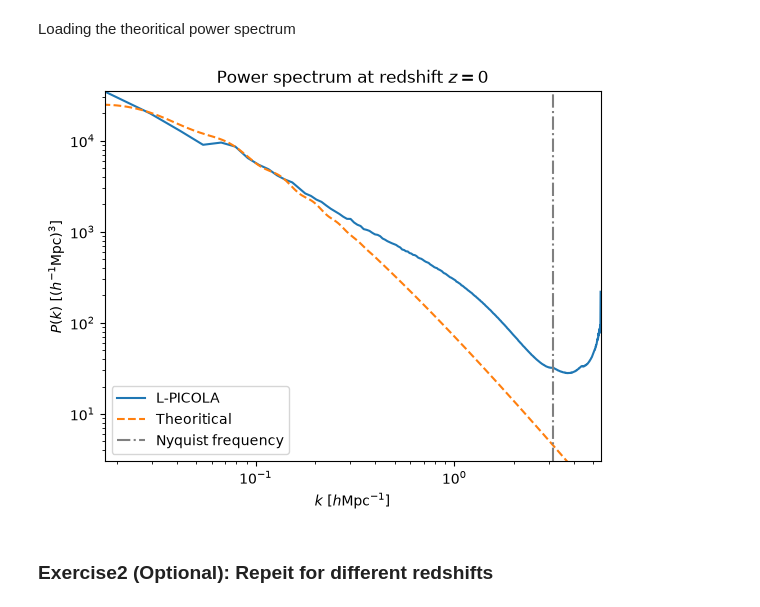
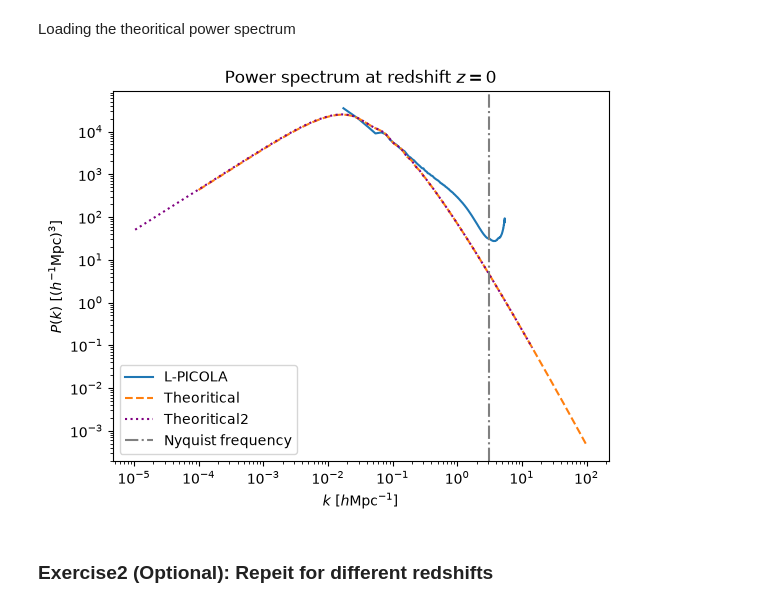
Before and after one commit to Grecosmico/cosmobase-school-2026, a Jupyter notebook: notebooks/tut2_pk_hmf.ipynb, the cells around one changed output. Cells and saved outputs as stored; diff of their text form; code cells hidden in the pictures.

```diff
--- a/notebooks/tut2_pk_hmf.ipynb
+++ b/notebooks/tut2_pk_hmf.ipynb
@@ -262,22 +262,27 @@ Loading the theoritical power spectrum
 pk_theo= '/home/greco/Puebla_school/cosmobase/codes/l-picola/files/input_spectrum.dat'
 k_theo = np.loadtxt(pk_theo)[:,0]
 pk_theo = np.loadtxt(pk_theo)[:,1]
+# %%
+pk_theo2_path = '/home/greco/Puebla_school/cosmobase/codes/l-picola/files/sfdm02_pk.dat'
+k_theo2 = np.loadtxt(pk_theo2_path)[:,0]
+pk_theo2 = np.loadtxt(pk_theo2_path)[:,1]
 # %%
 import matplotlib.pyplot as plt
 plt.xscale('log')
 plt.yscale('log')
 plt.xlabel(r'$k~[h{\rm Mpc}^{-1}]$')
 plt.ylabel(r'$P(k)~[(h^{-1}{\rm Mpc})^3]$')
 plt.plot(k, Pk0, label='L-PICOLA')
 plt.plot(k_theo, pk_theo, label='Theoritical', linestyle='--')
+plt.plot(k_theo2, pk_theo2, label='Theoritical2', linestyle=':', color='purple')
 plt.axvline(x=np.pi*BoxSize/grid, color='gray', linestyle='-.', label='Nyquist frequency')
-plt.xlim(min(k), max((k)))
-plt.ylim(min(Pk0)-2.5e1, max((Pk0)))
+#plt.xlim(min(k), max((k)))
+#plt.ylim(min(Pk0)-2.5e1, max((Pk0)))
 plt.title('Power spectrum at redshift $z=0$')
 plt.legend()
 plt.show()
 # %% [output]
-[figure, old version]
+[figure, new version]
 # %% [markdown]
 ### **Exercise2 (Optional): Repeit for different redshifts**
 # %% [markdown]
```
Also changed, not shown: parts of 2 cells of this notebook, 2 other files.
